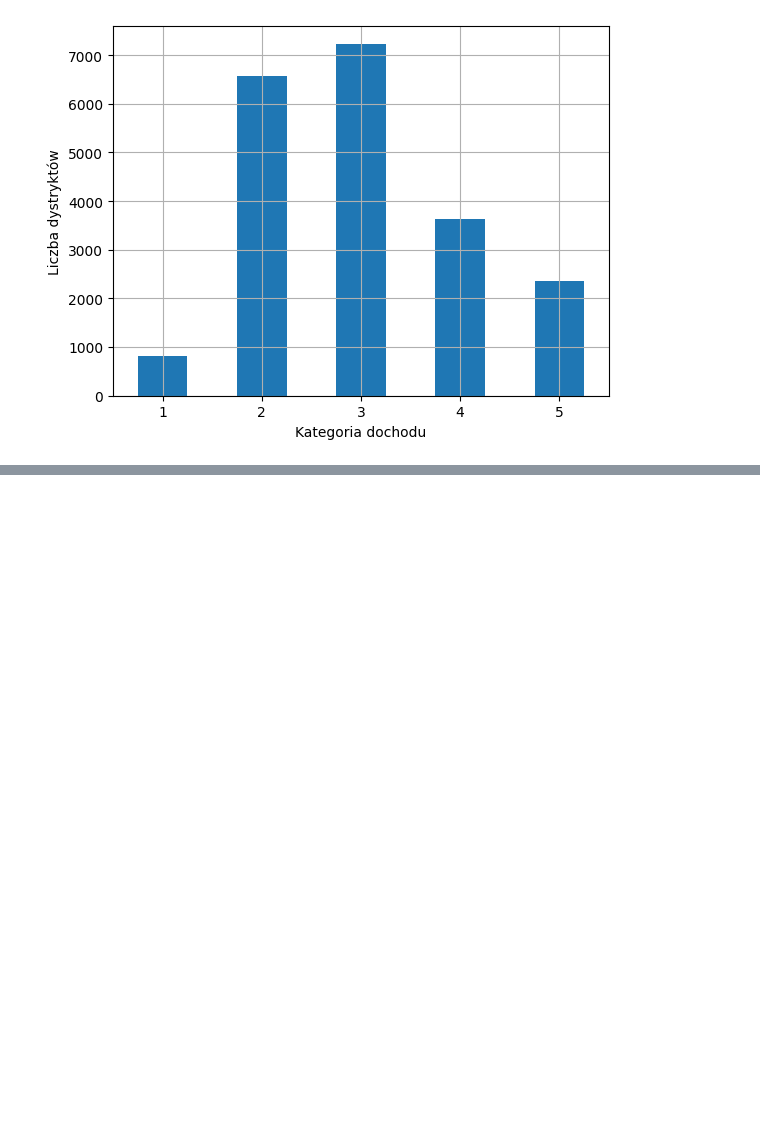
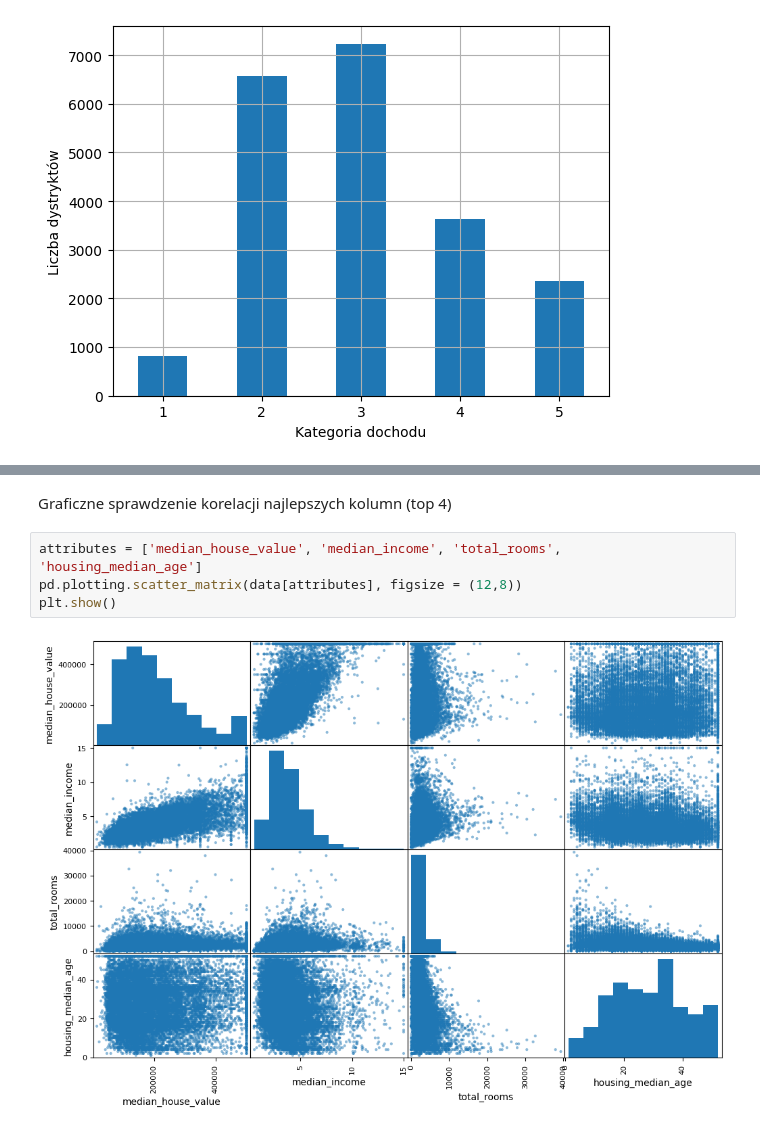
Before and after one commit to maciekpojedynski/Geron, a Jupyter notebook: 02_chapter.ipynb, the cells around one changed output, grey strips where cells are left out. Saved outputs shown, nothing was run; the diff lists cells and outputs as text; blank space fills up the shorter version.

```diff
--- a/02_chapter.ipynb
+++ b/02_chapter.ipynb
@@ -102,0 +169,8 @@ plt.show()
+# %% [markdown]
+Graficzne sprawdzenie korelacji najlepszych kolumn (top 4)
+# %%
+attributes = ['median_house_value', 'median_income', 'total_rooms', 'housing_median_age']
+pd.plotting.scatter_matrix(data[attributes], figsize = (12,8))
+plt.show()
+# %% [output]
+[figure, added]
```
Also changed, not shown: parts of 31 cells of this notebook.
